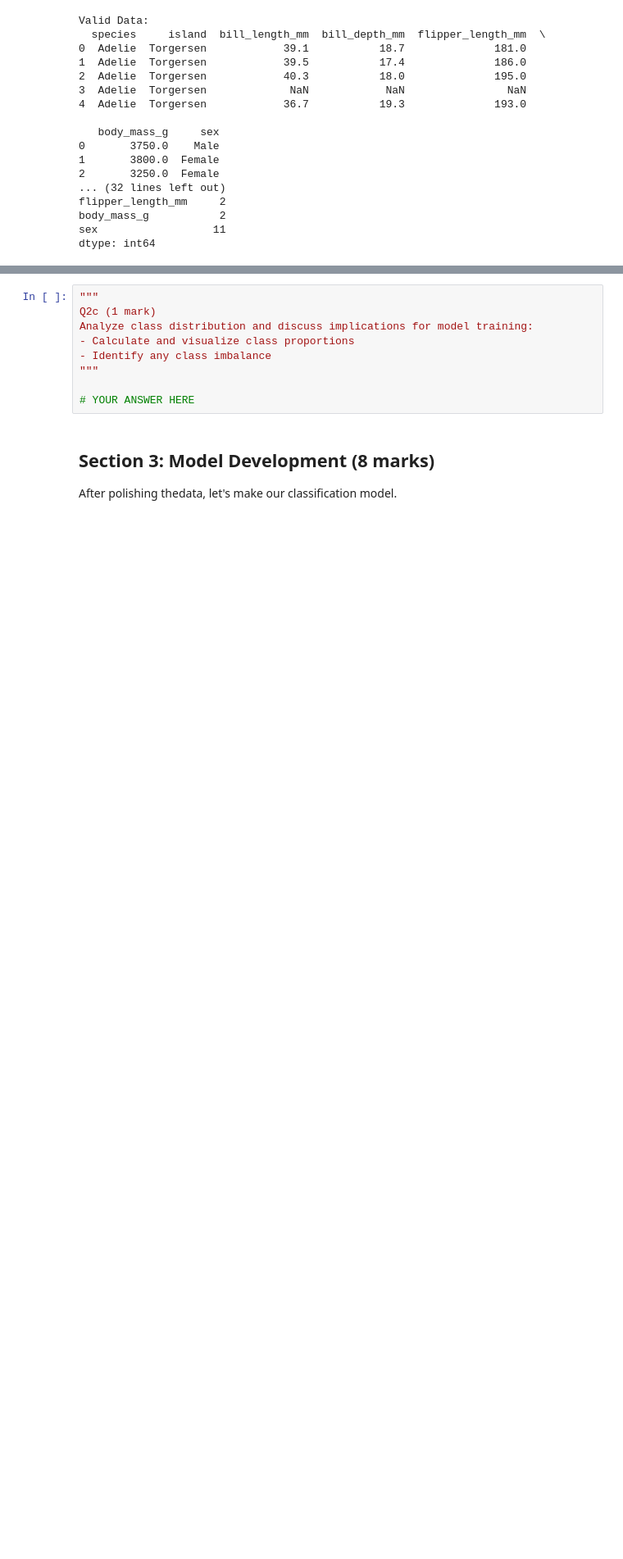
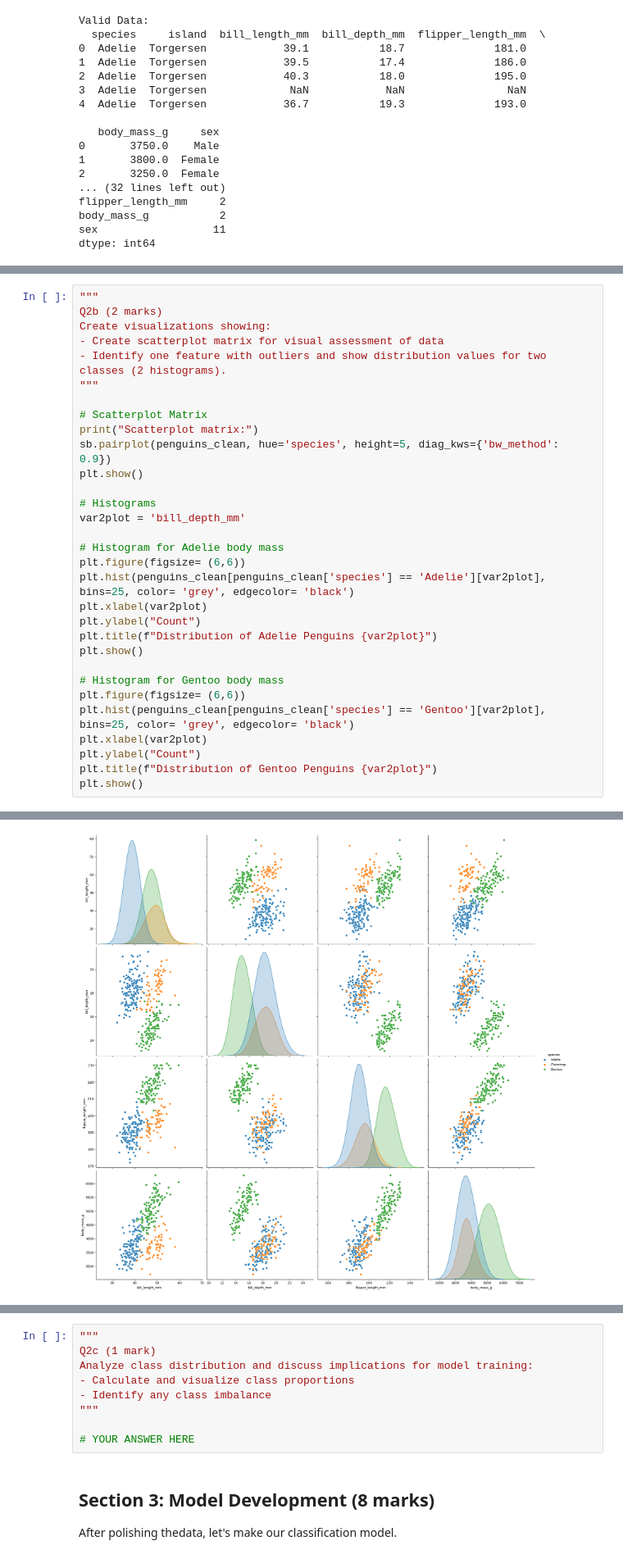
Before and after one commit to marxjoseph/SYSC4415A1, a Jupyter notebook: W2026/Assignments/A1/SYSC4415_W26_A1.ipynb, the cells around one changed output, grey strips where cells are left out. Shown at 82% size. Cells and saved outputs as stored; diff of their text form; blank space fills up the shorter version.

```diff
--- a/W2026/Assignments/A1/SYSC4415_W26_A1.ipynb
+++ b/W2026/Assignments/A1/SYSC4415_W26_A1.ipynb
@@ -194,0 +186,32 @@ Create visualizations showing:
+# %%
+"""
+Q2b (2 marks)
+Create visualizations showing:
+- Create scatterplot matrix for visual assessment of data
+- Identify one feature with outliers and show distribution values for two classes (2 histograms).
+"""
+
+# Scatterplot Matrix
+print("Scatterplot matrix:")
+sb.pairplot(penguins_clean, hue='species', height=5, diag_kws={'bw_method': 0.9})
+plt.show()
+
+# Histograms
+var2plot = 'bill_depth_mm'
+
+# Histogram for Adelie body mass
+plt.figure(figsize= (6,6))
+plt.hist(penguins_clean[penguins_clean['species'] == 'Adelie'][var2plot], bins=25, color= 'grey', edgecolor= 'black')
+plt.xlabel(var2plot)
+plt.ylabel("Count")
+plt.title(f"Distribution of Adelie Penguins {var2plot}")
+plt.show()
+
+# Histogram for Gentoo body mass
+plt.figure(figsize= (6,6))
+plt.hist(penguins_clean[penguins_clean['species'] == 'Gentoo'][var2plot], bins=25, color= 'grey', edgecolor= 'black')
+plt.xlabel(var2plot)
+plt.ylabel("Count")
+plt.title(f"Distribution of Gentoo Penguins {var2plot}")
+plt.show()
+# %% [output]
@@ -194,0 +219 @@ Create visualizations showing:
+[figure, added]
```
Also changed, not shown: parts of 2 cells of this notebook.
